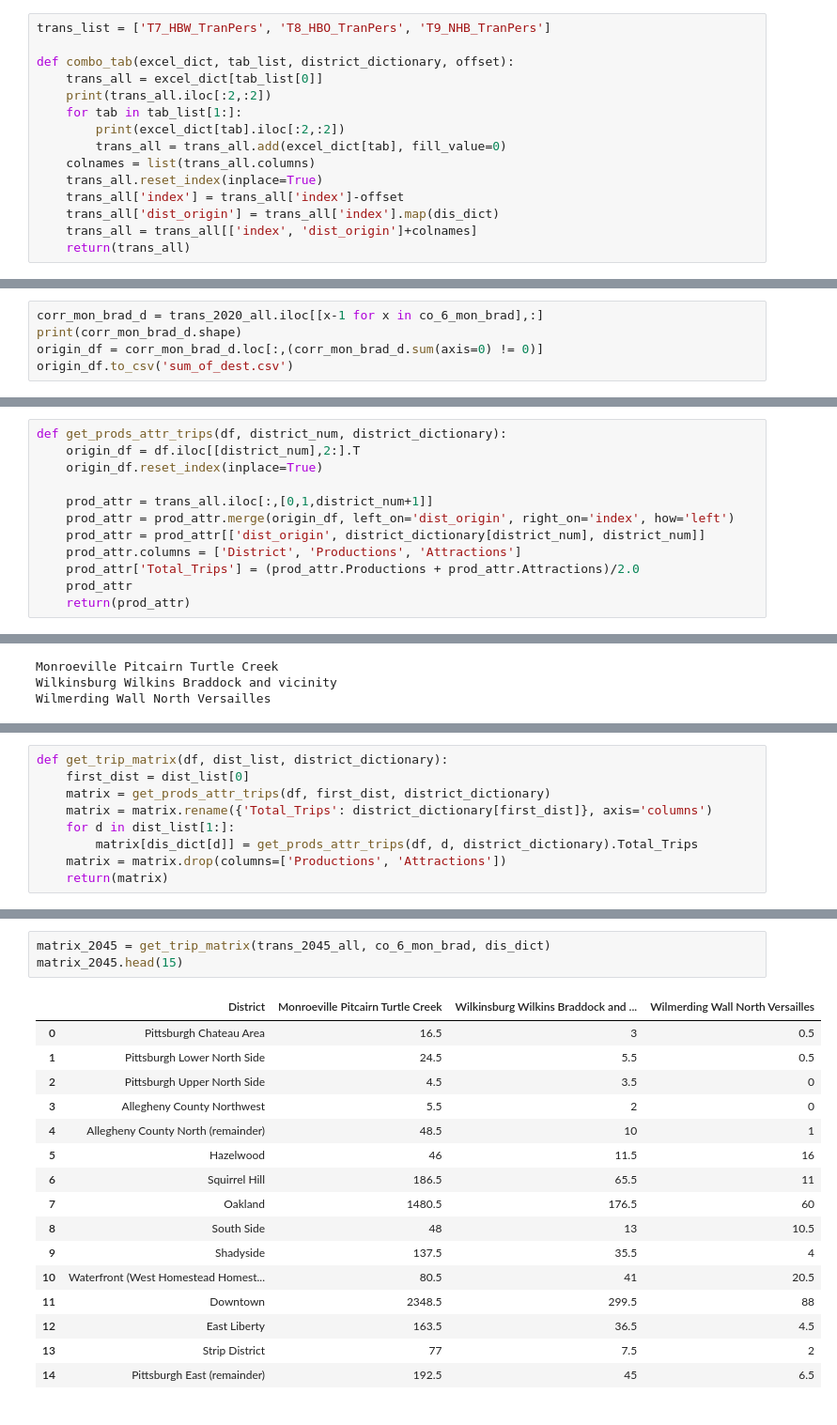
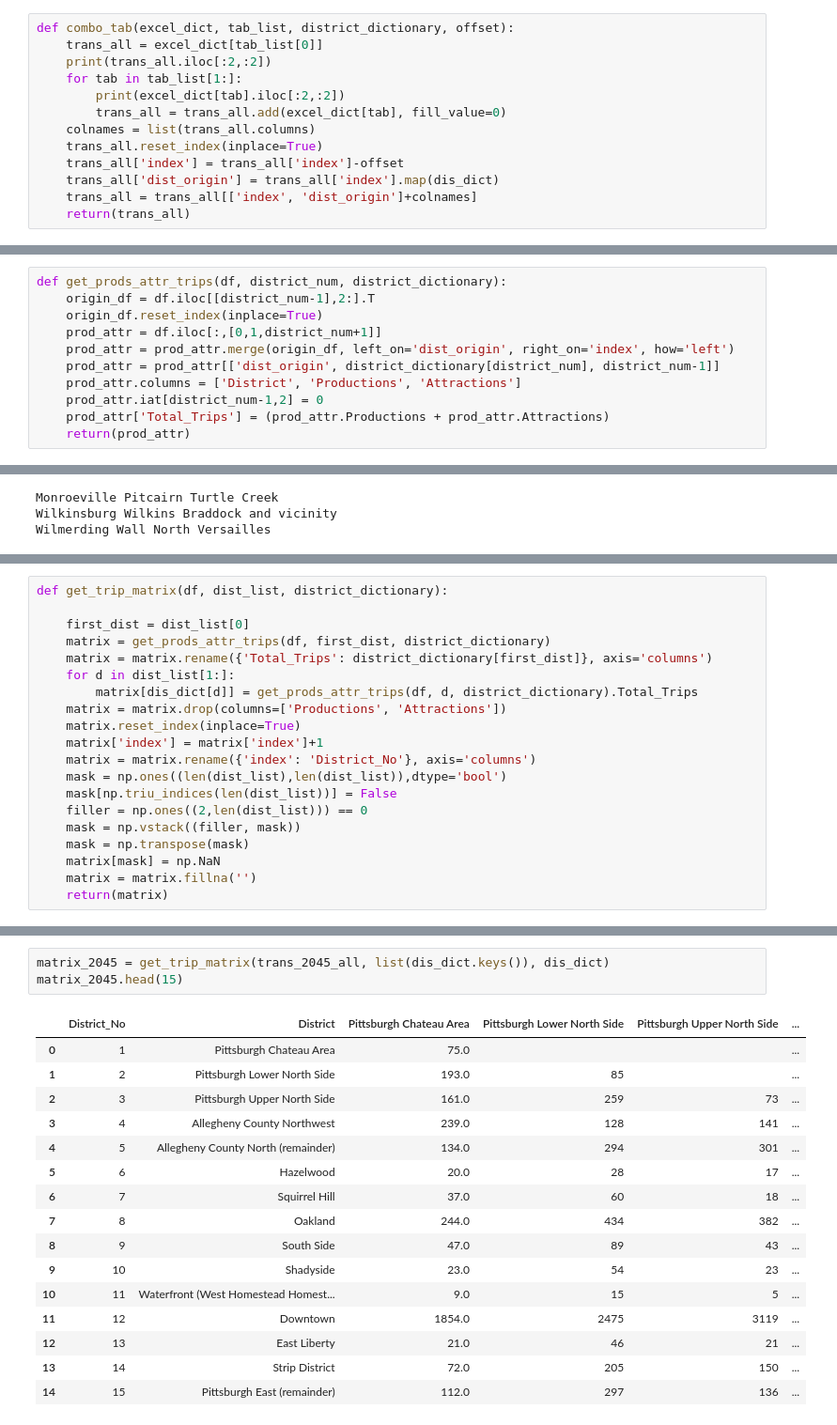
Before and after one commit to MattSamach/PPT_East_Busway, a Jupyter notebook: Notebooks/SPC_Trips.ipynb, the cells around one changed output, grey strips where cells are left out. Shown at 94% size. Saved outputs shown, nothing was run; the diff lists cells and outputs as text.

```diff
--- a/Notebooks/SPC_Trips.ipynb
+++ b/Notebooks/SPC_Trips.ipynb
@@ -69,8 +70,6 @@ spc_df_dict_2020 = {sheet_name: extract_tab_2020(spcxls, sheet_name) for sheet_n
 # %%
 spc_df_dict_2045 = {sheet_name: extract_tab_2045(spcxls, sheet_name) for sheet_name in spcxls.sheet_names}
 # %%
-trans_list = ['T7_HBW_TranPers', 'T8_HBO_TranPers', 'T9_NHB_TranPers']
-
 def combo_tab(excel_dict, tab_list, district_dictionary, offset):
     trans_all = excel_dict[tab_list[0]]
     print(trans_all.iloc[:2,:2])
@@ -155,8 +156,3 @@ no_6 | 61c | 18 | 0 | 1
 # %%
 interest_dist = [17, 18, 19, 20, 21, 22, 25, 11]
 co_6_mon_brad = [19, 20, 21]
-# %%
-corr_mon_brad_d = trans_2020_all.iloc[[x-1 for x in co_6_mon_brad],:]
-print(corr_mon_brad_d.shape)
-origin_df = corr_mon_brad_d.loc[:,(corr_mon_brad_d.sum(axis=0) != 0)]
-origin_df.to_csv('sum_of_dest.csv')
@@ -228,15 +222,14 @@ Wilmerding Wall North Versailles              262.0
 dtype: float64
 # %%
 def get_prods_attr_trips(df, district_num, district_dictionary):
-    origin_df = df.iloc[[district_num],2:].T
+    origin_df = df.iloc[[district_num-1],2:].T
     origin_df.reset_index(inplace=True)
-
-    prod_attr = trans_all.iloc[:,[0,1,district_num+1]]
+    prod_attr = df.iloc[:,[0,1,district_num+1]]
     prod_attr = prod_attr.merge(origin_df, left_on='dist_origin', right_on='index', how='left')
-    prod_attr = prod_attr[['dist_origin', district_dictionary[district_num], district_num]]
+    prod_attr = prod_attr[['dist_origin', district_dictionary[district_num], district_num-1]]
     prod_attr.columns = ['District', 'Productions', 'Attractions']
-    prod_attr['Total_Trips'] = (prod_attr.Productions + prod_attr.Attractions)/2.0
-    prod_attr
+    prod_attr.iat[district_num-1,2] = 0
+    prod_attr['Total_Trips'] = (prod_attr.Productions + prod_attr.Attractions)
     return(prod_attr)
 # %%
 print(dis_dict[19])
@@ -289,10 +282,21 @@ get_prods_attr_trips(trans_2045_all, 19, dis_dict)
 # %%
 def get_trip_matrix(df, dist_list, district_dictionary):
+
     first_dist = dist_list[0]
     matrix = get_prods_attr_trips(df, first_dist, district_dictionary)
     matrix = matrix.rename({'Total_Trips': district_dictionary[first_dist]}, axis='columns')
     for d in dist_list[1:]:
         matrix[dis_dict[d]] = get_prods_attr_trips(df, d, district_dictionary).Total_Trips
     matrix = matrix.drop(columns=['Productions', 'Attractions'])
+    matrix.reset_index(inplace=True)
+    matrix['index'] = matrix['index']+1
+    matrix = matrix.rename({'index': 'District_No'}, axis='columns')
+    mask = np.ones((len(dist_list),len(dist_list)),dtype='bool')
+    mask[np.triu_indices(len(dist_list))] = False
+    filler = np.ones((2,len(dist_list))) == 0
+    mask = np.vstack((filler, mask))
+    mask = np.transpose(mask)
+    matrix[mask] = np.NaN
+    matrix = matrix.fillna('')
     return(matrix)
 # %%
@@ -318,20 +323,20 @@ matrix_2020.head(15)
 # %%
-matrix_2045 = get_trip_matrix(trans_2045_all, co_6_mon_brad, dis_dict)
+matrix_2045 = get_trip_matrix(trans_2045_all, list(dis_dict.keys()), dis_dict)
 matrix_2045.head(15)
 # %% [output]
-|  | District | Monroeville Pitcairn Turtle Creek | Wilkinsburg Wilkins Braddock and ... | Wilmerding Wall North Versailles |
-| 0 | Pittsburgh Chateau Area | 16.5 | 3 | 0.5 |
-| 1 | Pittsburgh Lower North Side | 24.5 | 5.5 | 0.5 |
-| 2 | Pittsburgh Upper North Side | 4.5 | 3.5 | 0 |
-| 3 | Allegheny County Northwest | 5.5 | 2 | 0 |
-| 4 | Allegheny County North (remainder) | 48.5 | 10 | 1 |
-| 5 | Hazelwood | 46 | 11.5 | 16 |
-| 6 | Squirrel Hill | 186.5 | 65.5 | 11 |
-| 7 | Oakland | 1480.5 | 176.5 | 60 |
-| 8 | South Side | 48 | 13 | 10.5 |
-| 9 | Shadyside | 137.5 | 35.5 | 4 |
-| 10 | Waterfront (West Homestead Homest... | 80.5 | 41 | 20.5 |
-| 11 | Downtown | 2348.5 | 299.5 | 88 |
-| 12 | East Liberty | 163.5 | 36.5 | 4.5 |
-| 13 | Strip District | 77 | 7.5 | 2 |
-| 14 | Pittsburgh East (remainder) | 192.5 | 45 | 6.5 |
+|  | District_No | District | Pittsburgh Chateau Area | Pittsburgh Lower North Side | Pittsburgh Upper North Side | ... |
+| 0 | 1 | Pittsburgh Chateau Area | 75.0 |  |  | ... |
+| 1 | 2 | Pittsburgh Lower North Side | 193.0 | 85 |  | ... |
+| 2 | 3 | Pittsburgh Upper North Side | 161.0 | 259 | 73 | ... |
+| 3 | 4 | Allegheny County Northwest | 239.0 | 128 | 141 | ... |
+| 4 | 5 | Allegheny County North (remainder) | 134.0 | 294 | 301 | ... |
+| 5 | 6 | Hazelwood | 20.0 | 28 | 17 | ... |
+| 6 | 7 | Squirrel Hill | 37.0 | 60 | 18 | ... |
+| 7 | 8 | Oakland | 244.0 | 434 | 382 | ... |
+| 8 | 9 | South Side | 47.0 | 89 | 43 | ... |
+| 9 | 10 | Shadyside | 23.0 | 54 | 23 | ... |
+| 10 | 11 | Waterfront (West Homestead Homest... | 9.0 | 15 | 5 | ... |
+| 11 | 12 | Downtown | 1854.0 | 2475 | 3119 | ... |
+| 12 | 13 | East Liberty | 21.0 | 46 | 21 | ... |
+| 13 | 14 | Strip District | 72.0 | 205 | 150 | ... |
+| 14 | 15 | Pittsburgh East (remainder) | 112.0 | 297 | 136 | ... |
```
Also changed, not shown: parts of 13 cells of this notebook, 8 other files.
